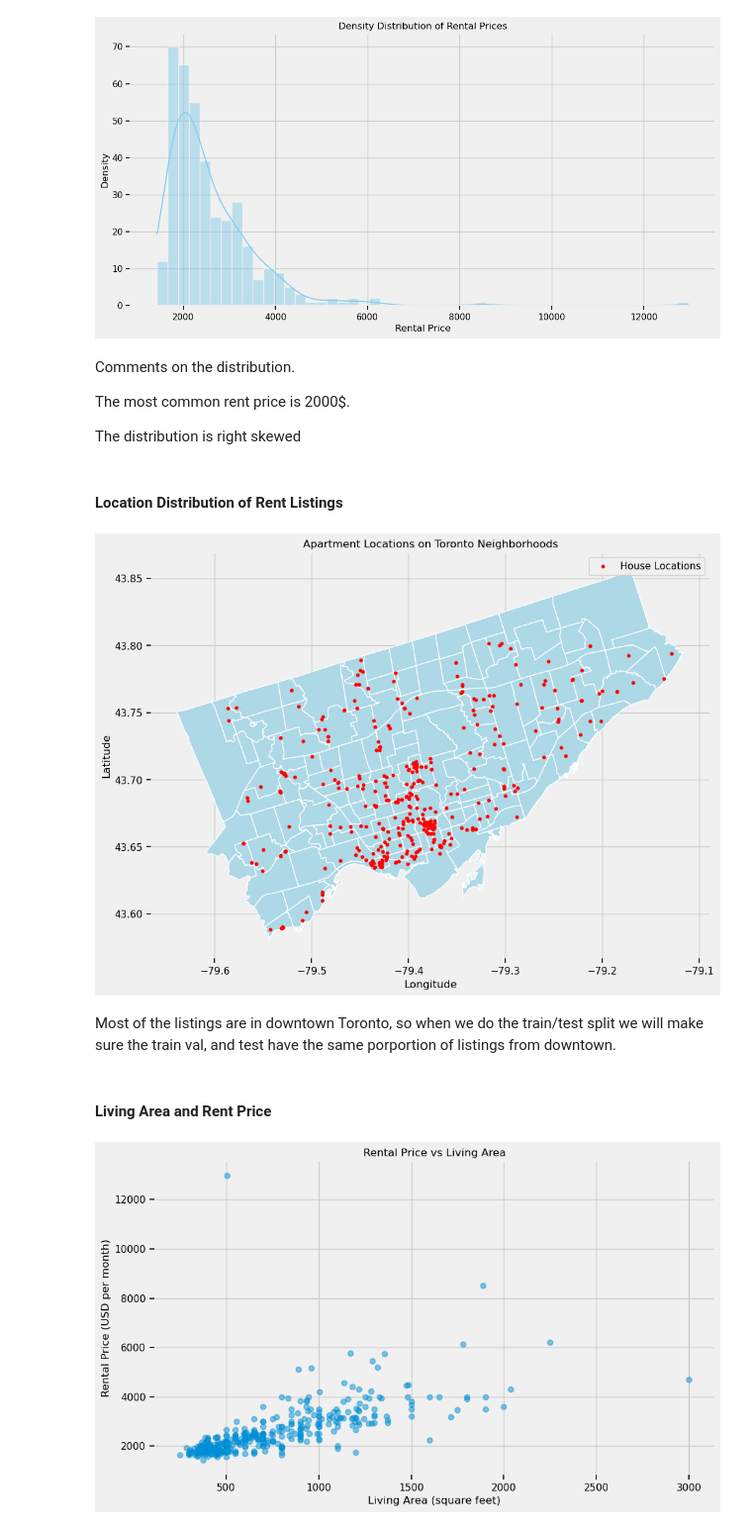
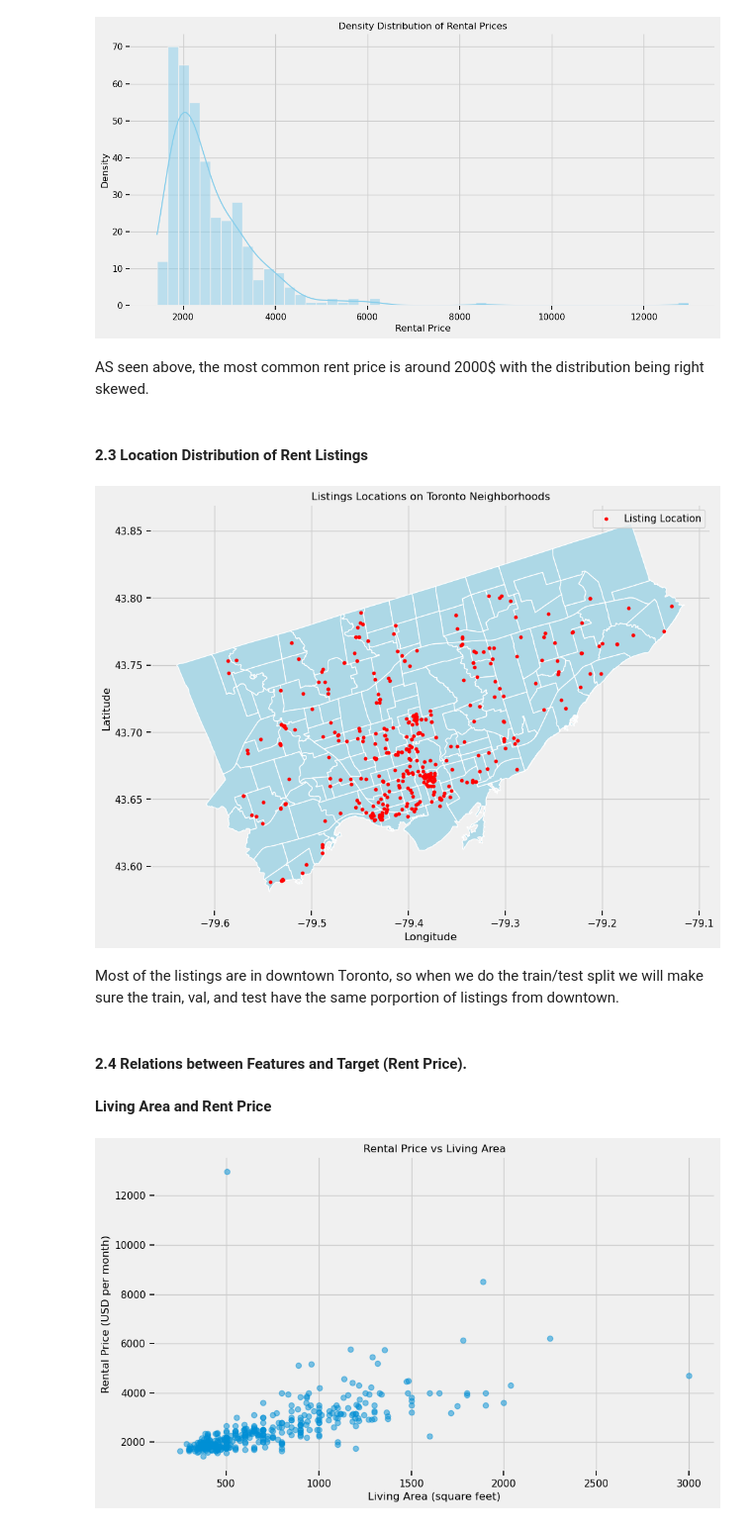
Before and after one commit to Positiveproton9/CME538projectTeam10, a Jupyter notebook: Rent Data/Zillow/Big_Project_G10.ipynb, the cells around one changed output. Shown at 99% size. Saved outputs shown, nothing was run; the diff lists cells and outputs as text; code cells hidden in the pictures.

```diff
--- a/Rent Data/Zillow/Big_Project_G10.ipynb
+++ b/Rent Data/Zillow/Big_Project_G10.ipynb
@@ -64,0 +452,10 @@ df.head()
+# %%
+df = pd.read_csv('filtered_data_with_neighbourhood_rank.csv')
+
+# Droping the geometry column
+df = df.drop(columns='geometry')
+
+# Renaming the Rental Price column
+df = df.rename(columns={'Rental price (USD per month)': 'Rental price'})
+
+df.head()
@@ -79,37 +502,32 @@ plt.show()
 # %% [output]
 [figure]
 # %% [markdown]
-Comments on the  distribution.
-
-The most common rent price is 2000$.
-
-The distribution is right skewed
+AS seen above, the most common rent price is around 2000$ with the distribution being right skewed.
 # %% [markdown]
-#### Location Distribution of Rent Listings
+#### 2.3 Location Distribution of Rent Listings
 # %%
-# Load the shapefile (use the path to the .shp file)
-neighbourhoods = gpd.read_file('Neighbourhoods - 4326.shp')
-
 # Plot neighborhoods
 fig, ax = plt.subplots(figsize=(10, 10))
 neighbourhoods.plot(ax=ax, color='lightblue', edgecolor='white')
 
-# Plot house locations
-plt.scatter(df['Longitude'],df['Latitude'], color='red', s=10, label="House Locations")
+# Plot listings' locations
+plt.scatter(df['Longitude'],df['Latitude'], color='red', s=10, label="Listing Location")
 
 # Add labels and legend
 plt.xlabel("Longitude")
 plt.ylabel("Latitude")
 plt.legend()
-plt.title("Apartment Locations on Toronto Neighborhoods")
+plt.title("Listings Locations on Toronto Neighborhoods")
 
 plt.show()
 # %% [output]
-[figure, old version]
+[figure, new version]
 # %% [markdown]
-Most of the listings are in downtown Toronto, so when we do the train/test split we will make sure the train val, and test have the same porportion of listings from downtown.
+Most of the listings are in downtown Toronto, so when we do the train/test split we will make sure the train, val, and test have the same porportion of listings from downtown.
+# %% [markdown]
+#### 2.4 Relations between Features and Target (Rent Price).
 # %% [markdown]
-#### Living Area and Rent Price
+**Living Area and Rent Price**
 # %%
 # Plot Rental price vs Living area
 plt.figure(figsize=(10, 6))
```
Also changed, not shown: parts of 65 cells of this notebook, 1 other file.
